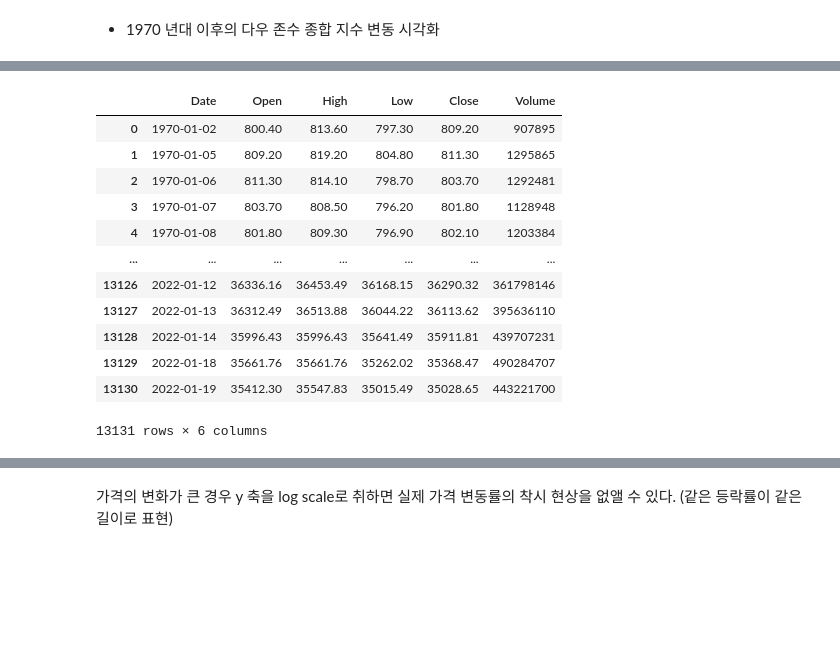
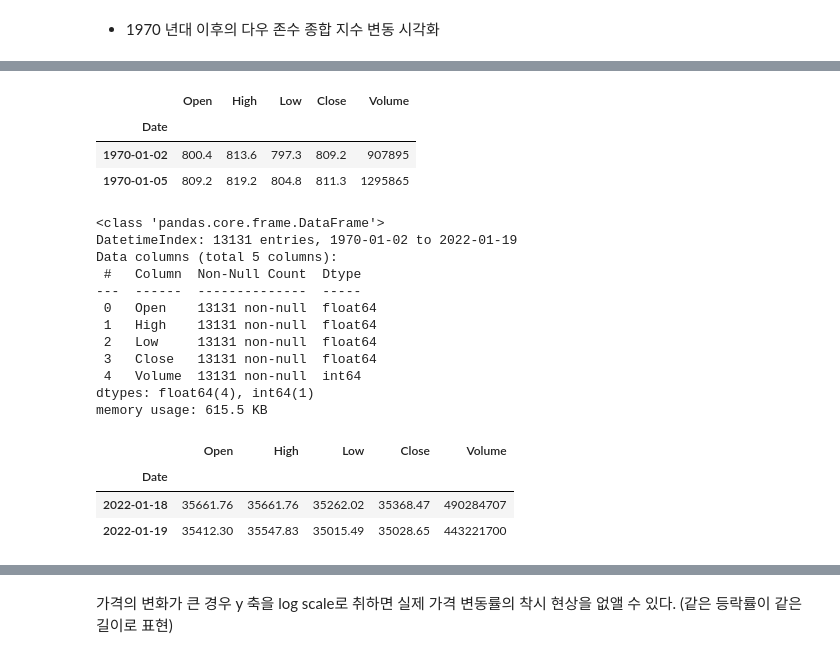
Before and after one commit to JinGunseon/FinanceDataAnalysis, a Jupyter notebook: 실습_시계열_데이터_시각화.ipynb, the cells around one changed output, grey strips where cells are left out. Cells and saved outputs as stored; diff of their text form; code cells hidden in the pictures; blank space fills up the shorter version.

```diff
--- a/실습_시계열_데이터_시각화.ipynb
+++ b/실습_시계열_데이터_시각화.ipynb
@@ -117,17 +135,30 @@ candle stick 생성
 # %%
-dji1 = pd.read_csv("/content/sample_data/DJI_1970.csv")
-dji1
+dji1 = pd.read_csv("/content/sample_data/DJI_1970.csv", index_col=0, parse_dates=True)
+dji1.head(2)
 # %% [output]
-|  | Date | Open | High | Low | Close | Volume |
-| 0 | 1970-01-02 | 800.40 | 813.60 | 797.30 | 809.20 | 907895 |
-| 1 | 1970-01-05 | 809.20 | 819.20 | 804.80 | 811.30 | 1295865 |
-| 2 | 1970-01-06 | 811.30 | 814.10 | 798.70 | 803.70 | 1292481 |
-| 3 | 1970-01-07 | 803.70 | 808.50 | 796.20 | 801.80 | 1128948 |
-| 4 | 1970-01-08 | 801.80 | 809.30 | 796.90 | 802.10 | 1203384 |
-| ... | ... | ... | ... | ... | ... | ... |
-| 13126 | 2022-01-12 | 36336.16 | 36453.49 | 36168.15 | 36290.32 | 361798146 |
-| 13127 | 2022-01-13 | 36312.49 | 36513.88 | 36044.22 | 36113.62 | 395636110 |
-| 13128 | 2022-01-14 | 35996.43 | 35996.43 | 35641.49 | 35911.81 | 439707231 |
-| 13129 | 2022-01-18 | 35661.76 | 35661.76 | 35262.02 | 35368.47 | 490284707 |
-| 13130 | 2022-01-19 | 35412.30 | 35547.83 | 35015.49 | 35028.65 | 443221700 |
+|  | Open | High | Low | Close | Volume |
+| Date |  |  |  |  |  |
+| 1970-01-02 | 800.4 | 813.6 | 797.3 | 809.2 | 907895 |
+| 1970-01-05 | 809.2 | 819.2 | 804.8 | 811.3 | 1295865 |
-13131 rows × 6 columns
+# %%
+dji1.info()
+# %% [output]
+<class 'pandas.core.frame.DataFrame'>
+DatetimeIndex: 13131 entries, 1970-01-02 to 2022-01-19
+Data columns (total 5 columns):
+ #   Column  Non-Null Count  Dtype
+---  ------  --------------  -----
+ 0   Open    13131 non-null  float64
+ 1   High    13131 non-null  float64
+ 2   Low     13131 non-null  float64
+ 3   Close   13131 non-null  float64
+ 4   Volume  13131 non-null  int64
+dtypes: float64(4), int64(1)
+memory usage: 615.5 KB
+# %%
+dji1.tail(2)
+# %% [output]
+|  | Open | High | Low | Close | Volume |
+| Date |  |  |  |  |  |
+| 2022-01-18 | 35661.76 | 35661.76 | 35262.02 | 35368.47 | 490284707 |
+| 2022-01-19 | 35412.30 | 35547.83 | 35015.49 | 35028.65 | 443221700 |
```
Also changed, not shown: parts of 35 cells of this notebook.
